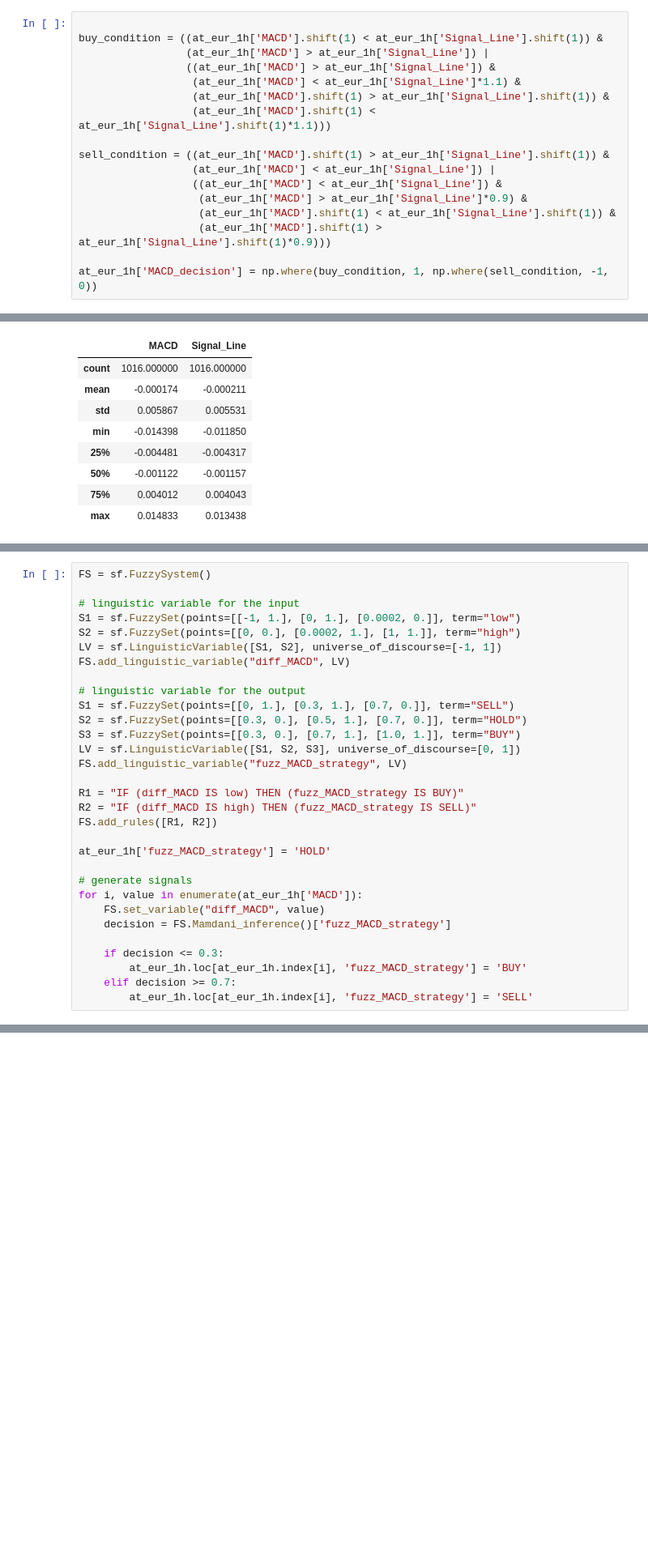
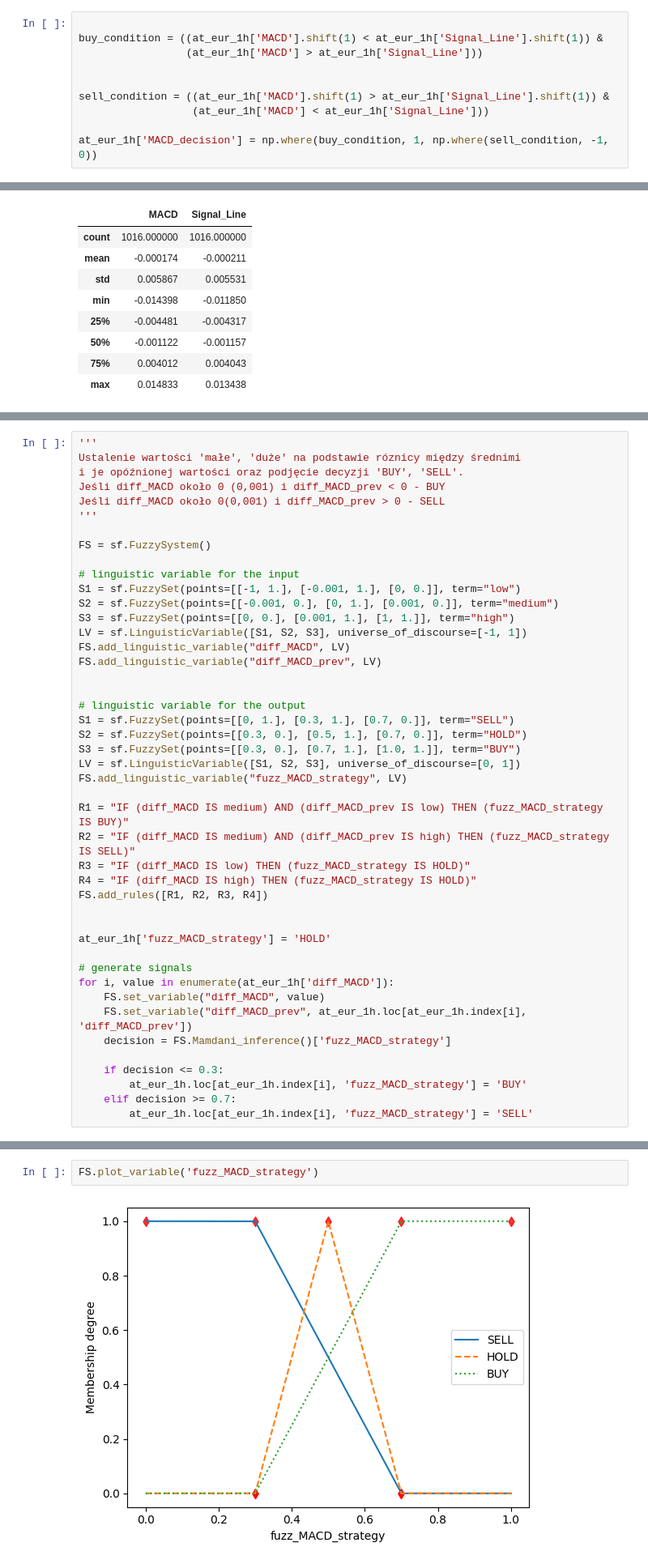
Before and after one commit to kkarolina71/praca_magisterska, a Jupyter notebook: MA_MACD_EURUSD_d.ipynb, the cells around one changed output, grey strips where cells are left out. Shown: that part at 81% size. Saved outputs shown, nothing was run; the diff lists cells and outputs as text; blank space fills up the shorter version.

Commit message:
backtesting_MA_MACD

```diff
--- a/MA_MACD_EURUSD_d.ipynb
+++ b/MA_MACD_EURUSD_d.ipynb
@@ -272,17 +242,10 @@ at_eur_1h['Signal_Line'] = at_eur_1h.groupby('Name')['MACD'].transform(lambda x:
 # %%
 
 buy_condition = ((at_eur_1h['MACD'].shift(1) < at_eur_1h['Signal_Line'].shift(1)) &
-                 (at_eur_1h['MACD'] > at_eur_1h['Signal_Line']) |
-                 ((at_eur_1h['MACD'] > at_eur_1h['Signal_Line']) &
-                  (at_eur_1h['MACD'] < at_eur_1h['Signal_Line']*1.1) &
-                  (at_eur_1h['MACD'].shift(1) > at_eur_1h['Signal_Line'].shift(1)) &
-                  (at_eur_1h['MACD'].shift(1) < at_eur_1h['Signal_Line'].shift(1)*1.1)))
+                 (at_eur_1h['MACD'] > at_eur_1h['Signal_Line']))
+
 
 sell_condition = ((at_eur_1h['MACD'].shift(1) > at_eur_1h['Signal_Line'].shift(1)) &
-                  (at_eur_1h['MACD'] < at_eur_1h['Signal_Line']) |
-                  ((at_eur_1h['MACD'] < at_eur_1h['Signal_Line']) &
-                   (at_eur_1h['MACD'] > at_eur_1h['Signal_Line']*0.9) &
-                   (at_eur_1h['MACD'].shift(1) < at_eur_1h['Signal_Line'].shift(1)) &
-                   (at_eur_1h['MACD'].shift(1) > at_eur_1h['Signal_Line'].shift(1)*0.9)))
+                  (at_eur_1h['MACD'] < at_eur_1h['Signal_Line']))
 
 at_eur_1h['MACD_decision'] = np.where(buy_condition, 1, np.where(sell_condition, -1, 0))
@@ -408,11 +319,21 @@ at_eur_1h[['Signal_Line', 'MACD']]
 # %%
+'''
+Ustalenie wartości 'małe', 'duże' na podstawie róznicy między średnimi
+i je opóźnionej wartości oraz podjęcie decyzji 'BUY', 'SELL'.
+Jeśli diff_MACD około 0 (0,001) i diff_MACD_prev < 0 - BUY
+Jeśli diff_MACD około 0(0,001) i diff_MACD_prev > 0 - SELL
+'''
+
 FS = sf.FuzzySystem()
 
 # linguistic variable for the input
-S1 = sf.FuzzySet(points=[[-1, 1.], [0, 1.], [0.0002, 0.]], term="low")
-S2 = sf.FuzzySet(points=[[0, 0.], [0.0002, 1.], [1, 1.]], term="high")
-LV = sf.LinguisticVariable([S1, S2], universe_of_discourse=[-1, 1])
+S1 = sf.FuzzySet(points=[[-1, 1.], [-0.001, 1.], [0, 0.]], term="low")
+S2 = sf.FuzzySet(points=[[-0.001, 0.], [0, 1.], [0.001, 0.]], term="medium")
+S3 = sf.FuzzySet(points=[[0, 0.], [0.001, 1.], [1, 1.]], term="high")
+LV = sf.LinguisticVariable([S1, S2, S3], universe_of_discourse=[-1, 1])
 FS.add_linguistic_variable("diff_MACD", LV)
+FS.add_linguistic_variable("diff_MACD_prev", LV)
+
 
 # linguistic variable for the output
 S1 = sf.FuzzySet(points=[[0, 1.], [0.3, 1.], [0.7, 0.]], term="SELL")
@@ -421,15 +342,19 @@ S3 = sf.FuzzySet(points=[[0.3, 0.], [0.7, 1.], [1.0, 1.]], term="BUY")
 LV = sf.LinguisticVariable([S1, S2, S3], universe_of_discourse=[0, 1])
 FS.add_linguistic_variable("fuzz_MACD_strategy", LV)
 
-R1 = "IF (diff_MACD IS low) THEN (fuzz_MACD_strategy IS BUY)"
-R2 = "IF (diff_MACD IS high) THEN (fuzz_MACD_strategy IS SELL)"
-FS.add_rules([R1, R2])
+R1 = "IF (diff_MACD IS medium) AND (diff_MACD_prev IS low) THEN (fuzz_MACD_strategy IS BUY)"
+R2 = "IF (diff_MACD IS medium) AND (diff_MACD_prev IS high) THEN (fuzz_MACD_strategy IS SELL)"
+R3 = "IF (diff_MACD IS low) THEN (fuzz_MACD_strategy IS HOLD)"
+R4 = "IF (diff_MACD IS high) THEN (fuzz_MACD_strategy IS HOLD)"
+FS.add_rules([R1, R2, R3, R4])
+
 
 at_eur_1h['fuzz_MACD_strategy'] = 'HOLD'
 
 # generate signals
-for i, value in enumerate(at_eur_1h['MACD']):
+for i, value in enumerate(at_eur_1h['diff_MACD']):
     FS.set_variable("diff_MACD", value)
+    FS.set_variable("diff_MACD_prev", at_eur_1h.loc[at_eur_1h.index[i], 'diff_MACD_prev'])
     decision = FS.Mamdani_inference()['fuzz_MACD_strategy']
 
     if decision <= 0.3:
@@ -438,0 +372,4 @@ for i, value in enumerate(at_eur_1h['MACD']):
+# %%
+FS.plot_variable('fuzz_MACD_strategy')
+# %% [output]
+[figure, added]
```
Also changed, not shown: parts of 38 cells of this notebook, 1 other file.
